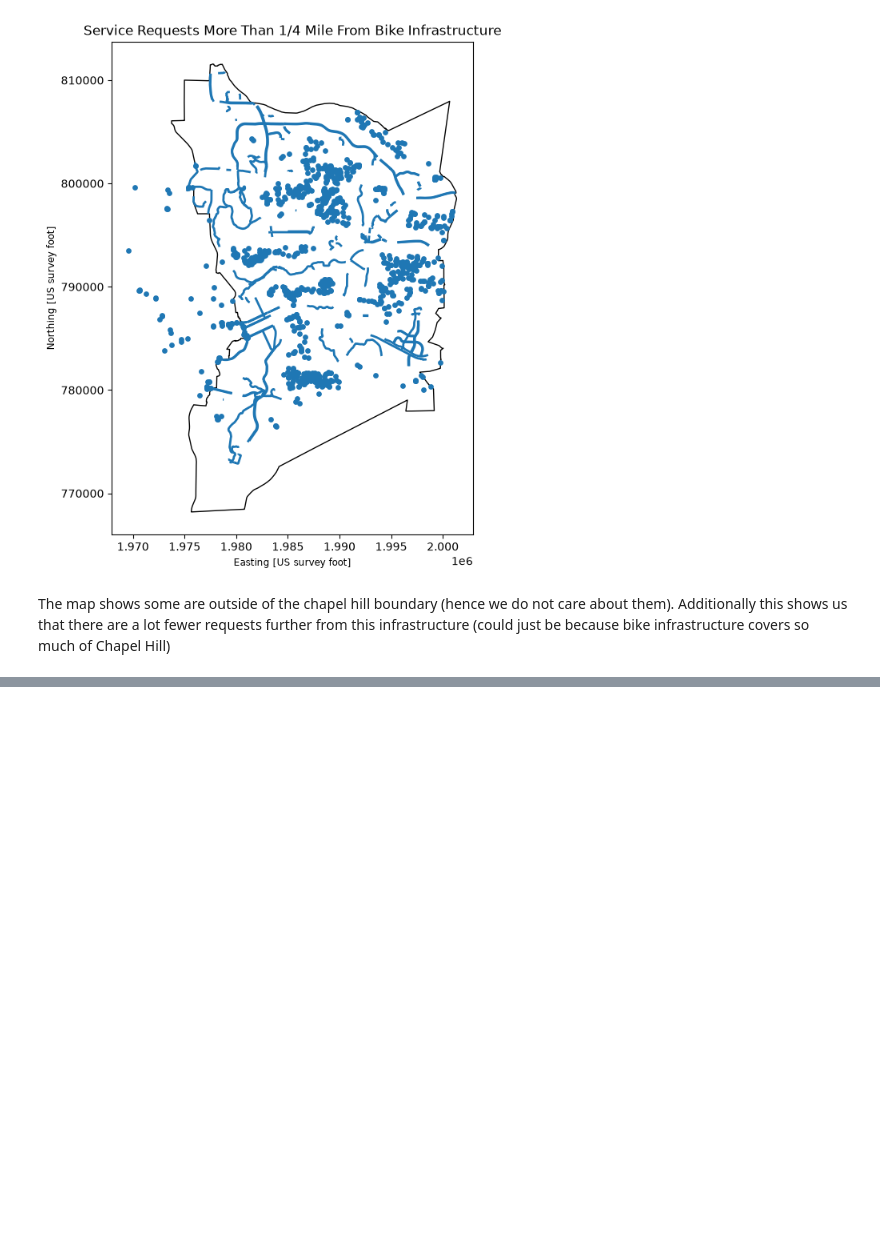
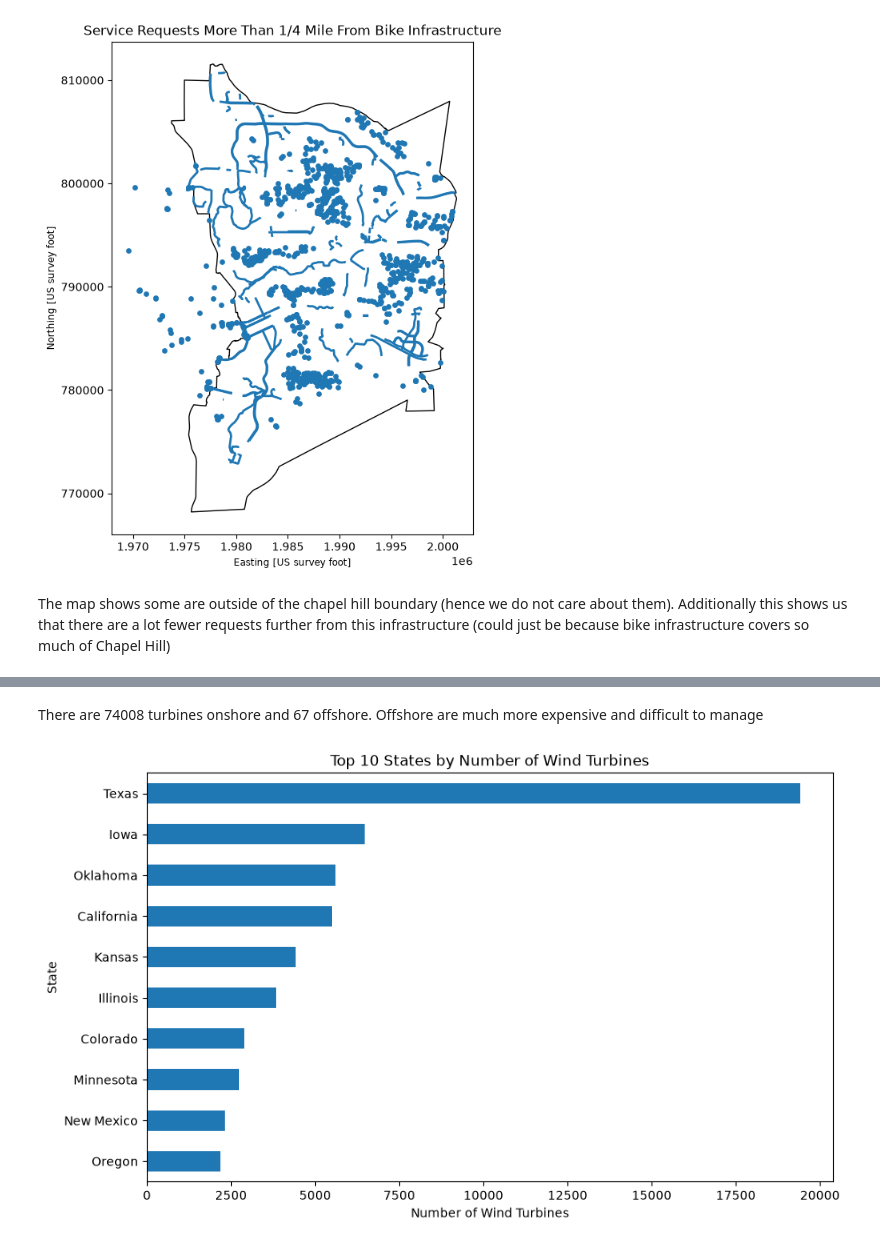
Before and after one commit to kirjo828/geog592-kirjo, a Jupyter notebook: homework/week07/GeoPandaProcess.ipynb, the cells around one changed output, grey strips where cells are left out. Saved outputs shown, nothing was run; the diff lists cells and outputs as text; code cells hidden in the pictures; blank space fills up the shorter version.

```diff
--- a/homework/week07/GeoPandaProcess.ipynb
+++ b/homework/week07/GeoPandaProcess.ipynb
@@ -168,0 +255,38 @@ The map shows some are outside of the chapel hill boundary (hence we do not care
+# %% [markdown]
+There are 74008 turbines onshore and 67 offshore. Offshore are much more expensive and difficult to manage
+# %%
+states = states.to_crs(turbines_joined.crs)
+
+#Join each turbine to its corresponding state
+turbines_by_state = gpd.sjoin(
+    turbines_joined,
+    states[["shapeName", "geometry"]],
+    how="inner",
+    predicate="within"
+)
+
+#Count Turbines by state
+state_counts = (
+    turbines_by_state.groupby("shapeName")
+    .size()
+    .sort_values(ascending=False)
+)
+
+#Plot the top 10 states by number of wind turbines
+state_counts.head(10).sort_values().plot(
+    kind="barh",
+    figsize=(10, 6)
+)
+
+plt.xlabel("Number of Wind Turbines")
+plt.ylabel("State")
+plt.title("Top 10 States by Number of Wind Turbines")
+plt.show()
+
+#save file
+turbines_by_state.to_file(
+    "data/turbines_by_state.geojson",
+    driver="GeoJSON"
+)
+# %% [output]
+[figure, added]
```
Also changed, not shown: parts of 13 cells of this notebook, 6 other files.
